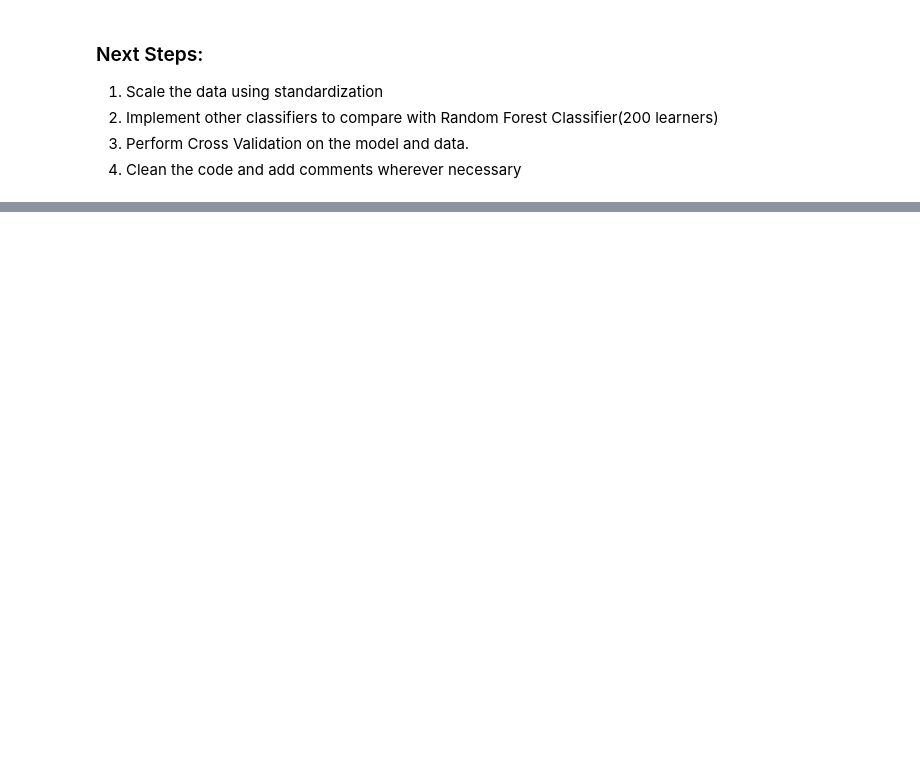
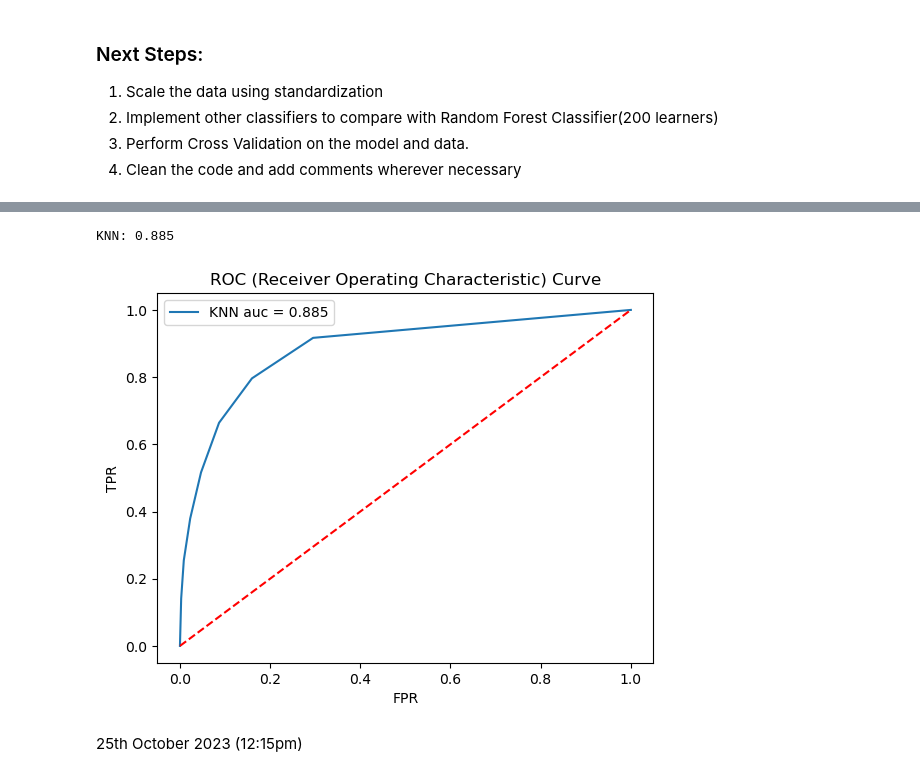
Before and after one commit to RBelgundi-6475/Term_Project_CS5644, a Jupyter notebook: Term_Project.ipynb, the cells around one changed output, grey strips where cells are left out. Drawn from its saved outputs; the diff is of its cells as text; code cells hidden in the pictures; blank space fills up the shorter version.

```diff
--- a/Term_Project.ipynb
+++ b/Term_Project.ipynb
@@ -915,0 +972,20 @@ print(classification_report(y_test,y_pred_knn))
+# %%
+# n_estimators = 200, duration_hours,civil_twilight,pressure(in),start_lat,end_lat included
+# After Standardization
+# Threshold = 0.001
+y_proba_knn = classifier.predict_proba(X_test)[::,-1] # 200 trees
+knn_fpr, knn_tpr,_ = metrics.roc_curve(y_test,y_proba_knn)
+auc_knn = metrics.roc_auc_score(y_test,y_proba_knn)
+print('KNN:',auc_knn.round(3))
+plt.plot(knn_fpr, knn_tpr, label = f'KNN auc = {auc_knn:.3f}' )
+plt.plot(knn_fpr, knn_fpr, 'r--')
+plt.xlabel('FPR')
+plt.ylabel('TPR')
+plt.title('ROC (Receiver Operating Characteristic) Curve')
+plt.legend()
+plt.show()
+# %% [output]
+KNN: 0.885
+[figure, added]
+# %% [markdown]
+25th October 2023 (12:15pm)
```
Also changed, not shown: parts of 19 cells of this notebook.
